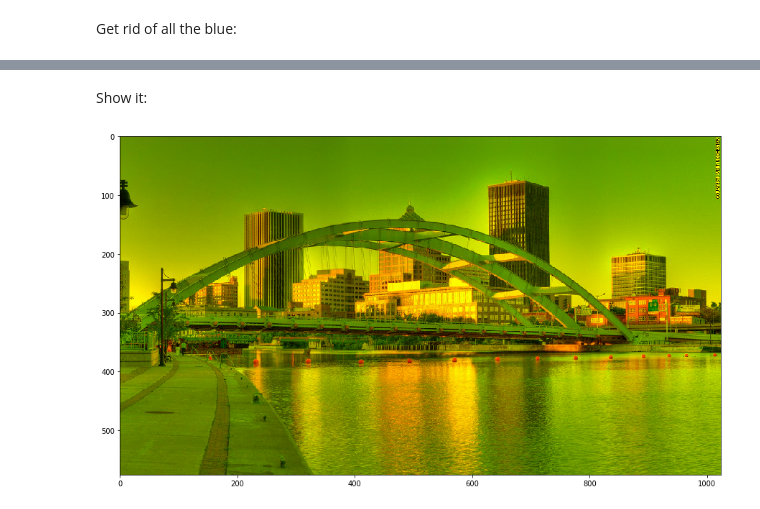
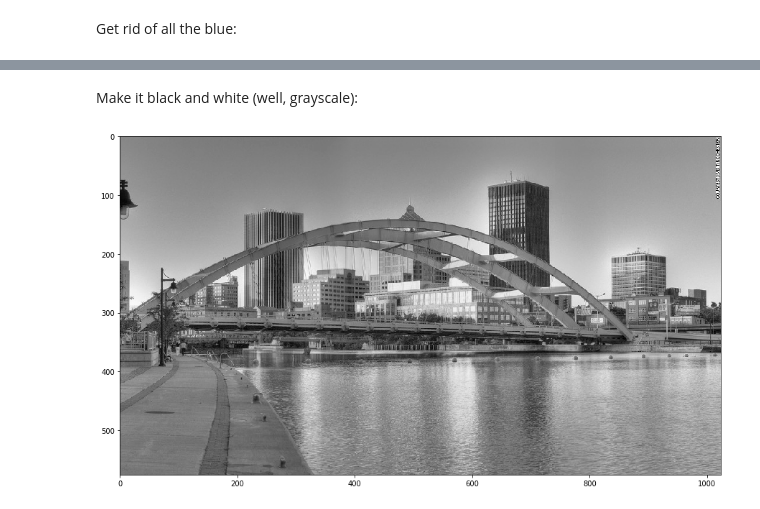
Before and after one commit to atpage/computer_club, a Jupyter notebook: image_manip/image_manip.ipynb, the cells around one changed output, grey strips where cells are left out. Drawn from its saved outputs; the diff is of its cells as text; code cells hidden in the pictures.

```diff
--- a/image_manip/image_manip.ipynb
+++ b/image_manip/image_manip.ipynb
@@ -25,9 +25,12 @@ def get_image(url):
     return image
 # %%
 def show_image(image):
-    """Convert an OpenCV image (BGR) to RGB and show it with matplotlib."""
-    img = cv2.cvtColor(image, cv2.COLOR_BGR2RGB)
-    plt.imshow(img)
+    """Display an OpenCV image using matplotlib."""
+    if len(image.shape) == 2:  # image is grayscale
+        plt.imshow(image, cmap='gray')
+    else:  # need to switch from BGR to RGB
+        img = cv2.cvtColor(image, cv2.COLOR_BGR2RGB)
+        plt.imshow(img)
 # %% [markdown]
 ## Download and show an image
 # %%
@@ -61,6 +62,7 @@ for row in noblue_image:
-# %% [markdown]
-Show it:
-# %%
-show_image(noblue_image)
-# %% [output]
-[figure, removed]
+# %% [markdown]
+Make it black and white (well, grayscale):
+# %%
+gray_image = cv2.cvtColor(image, cv2.COLOR_BGR2GRAY)
+show_image(gray_image)
+# %% [output]
+[figure, added]
```
Also changed, not shown: parts of 6 cells of this notebook.
